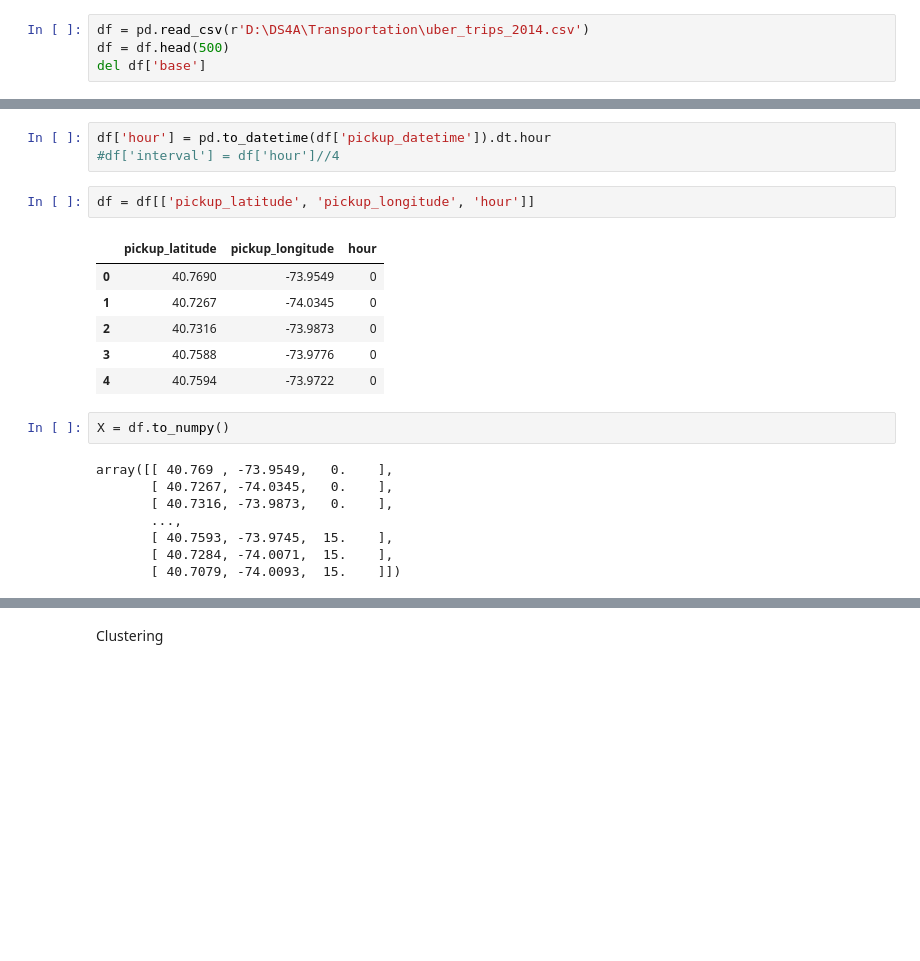
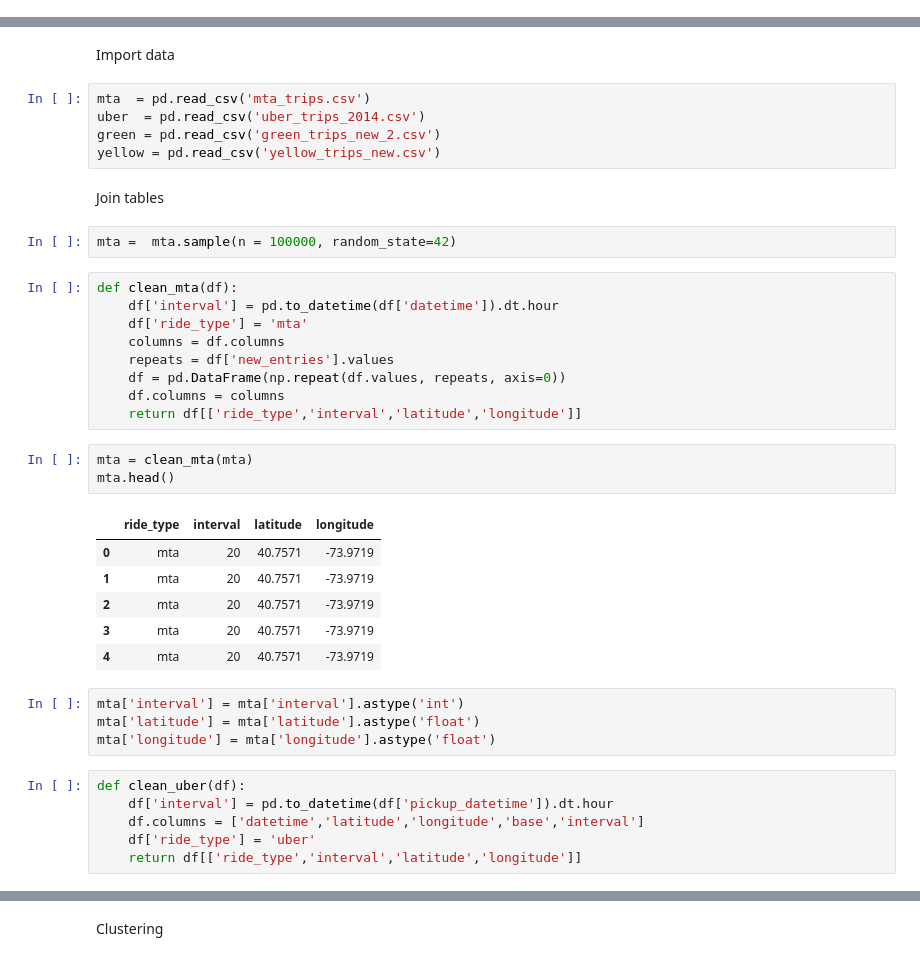
Before and after one commit to VeenaArv/transportnyc, a Jupyter notebook: Clustering.ipynb, the cells around one changed output, grey strips where cells are left out. Saved outputs shown, nothing was run; the diff lists cells and outputs as text; blank space fills up the shorter version.

```diff
--- a/Clustering.ipynb
+++ b/Clustering.ipynb
@@ -12,4 +0,0 @@ from sklearn import cluster
-# %%
-df = pd.read_csv(r'D:\DS4A\Transportation\uber_trips_2014.csv')
-df = df.head(500)
-del df['base']
@@ -36,22 +11,40 @@ df.head(20)
+# %% [markdown]
+Import data
+# %%
+mta  = pd.read_csv('mta_trips.csv')
+uber  = pd.read_csv('uber_trips_2014.csv')
+green = pd.read_csv('green_trips_new_2.csv')
+yellow = pd.read_csv('yellow_trips_new.csv')
+# %% [markdown]
+Join tables
+# %%
+mta =  mta.sample(n = 100000, random_state=42)
+# %%
+def clean_mta(df):
+    df['interval'] = pd.to_datetime(df['datetime']).dt.hour
+    df['ride_type'] = 'mta'
+    columns = df.columns
+    repeats = df['new_entries'].values
+    df = pd.DataFrame(np.repeat(df.values, repeats, axis=0))
+    df.columns = columns
+    return df[['ride_type','interval','latitude','longitude']]
+# %%
+mta = clean_mta(mta)
+mta.head()
+# %% [output]
+|  | ride_type | interval | latitude | longitude |
+| 0 | mta | 20 | 40.7571 | -73.9719 |
+| 1 | mta | 20 | 40.7571 | -73.9719 |
+| 2 | mta | 20 | 40.7571 | -73.9719 |
+| 3 | mta | 20 | 40.7571 | -73.9719 |
+| 4 | mta | 20 | 40.7571 | -73.9719 |
+# %%
+mta['interval'] = mta['interval'].astype('int')
+mta['latitude'] = mta['latitude'].astype('float')
+mta['longitude'] = mta['longitude'].astype('float')
 # %%
-df['hour'] = pd.to_datetime(df['pickup_datetime']).dt.hour
-#df['interval'] = df['hour']//4
+def clean_uber(df):
+    df['interval'] = pd.to_datetime(df['pickup_datetime']).dt.hour
+    df.columns = ['datetime','latitude','longitude','base','interval']
+    df['ride_type'] = 'uber'
+    return df[['ride_type','interval','latitude','longitude']]
-# %%
-df = df[['pickup_latitude', 'pickup_longitude', 'hour']]
-# %% [output]
-|  | pickup_latitude | pickup_longitude | hour |
-| 0 | 40.7690 | -73.9549 | 0 |
-| 1 | 40.7267 | -74.0345 | 0 |
-| 2 | 40.7316 | -73.9873 | 0 |
-| 3 | 40.7588 | -73.9776 | 0 |
-| 4 | 40.7594 | -73.9722 | 0 |
-# %%
-X = df.to_numpy()
-# %% [output]
-array([[ 40.769 , -73.9549,   0.    ],
-       [ 40.7267, -74.0345,   0.    ],
-       [ 40.7316, -73.9873,   0.    ],
-       ...,
-       [ 40.7593, -73.9745,  15.    ],
-       [ 40.7284, -74.0071,  15.    ],
-       [ 40.7079, -74.0093,  15.    ]])
```
Also changed, not shown: parts of 21 cells of this notebook, 2 other files.
